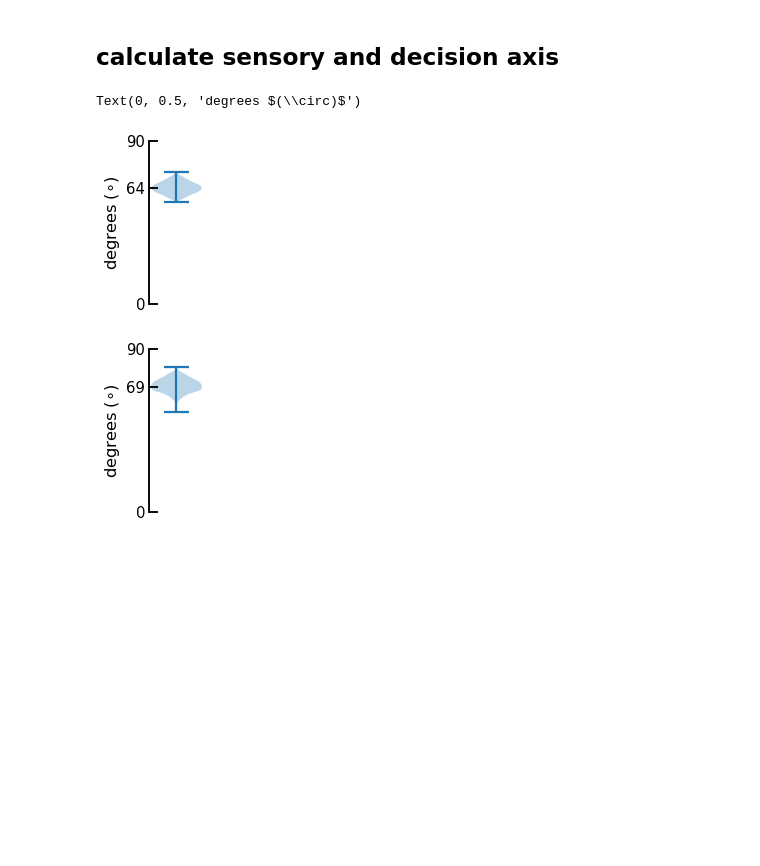
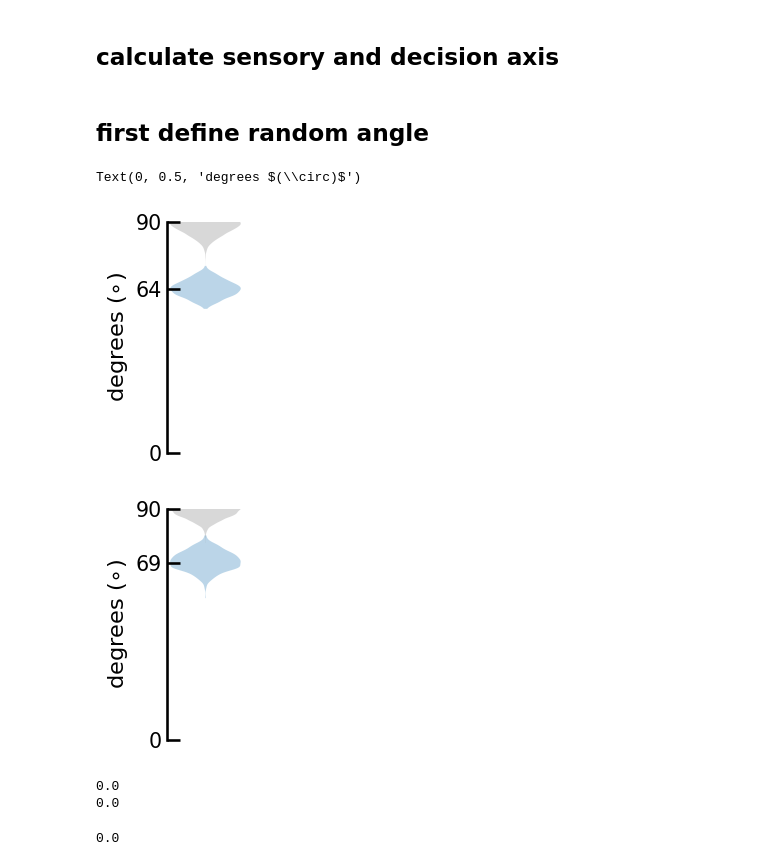
Before and after one commit to jmourabarbosa/multi-area-ctx, a Jupyter notebook: notebooks/Figure1.ipynb, the cells around one changed output. Cells and saved outputs as stored; diff of their text form; code cells hidden in the pictures; blank space fills up the shorter version.

```diff
--- a/notebooks/Figure1.ipynb
+++ b/notebooks/Figure1.ipynb
@@ -177,32 +185,75 @@ for k, stim_df in df_area.groupby("stims"):
     dict_projections[k].append(spcounts_by_time.T @ normalize_vec(orth_axis_pitch.T))
 
     dict_projections[k] = np.array(dict_projections[k])
+# %% [markdown]
+## first define random angle
+# %%
+irrelevant_axis_location_s = np.copy(irrelevant_axis_location)
+irrelevant_axis_pitch_s = np.copy(irrelevant_axis_pitch)
+
+relevant_axis_location_s = np.copy(relevant_axis_location)
+relevant_axis_pitch_s = np.copy(relevant_axis_pitch)
+
+shuffle_angles = []
+for _ in trange(100):
+    np.random.shuffle(irrelevant_axis_location_s.T) # shuffle within fold
+    np.random.shuffle(irrelevant_axis_pitch_s.T)
+
+    np.random.shuffle(relevant_axis_location_s.T)
+    np.random.shuffle(relevant_axis_pitch_s.T)
+
+    angles_location = np.mean([angle_v(irrelevant_axis_location_s[f], relevant_axis_location_s[f]) for f in range(n_folds)])
+    angles_pitch = np.mean([angle_v(irrelevant_axis_pitch_s[f], relevant_axis_pitch_s[f]) for f in range(n_folds)])
+
+    shuffle_angles.append([angles_location,angles_pitch])
+
+shuffle_angles = np.array(shuffle_angles)
 # %%
 
 angles_location = [angle_v(irrelevant_axis_location[f], relevant_axis_location[f]) for f in range(n_folds)]
 angles_pitch = [angle_v(irrelevant_axis_pitch[f], relevant_axis_pitch[f]) for f in range(n_folds)]
 
 plt.figure(figsize=(1,3))
-plt.violinplot(angles_location)
+plt.violinplot(angles_location,showextrema=False)
+v = plt.violinplot(shuffle_angles[:,0],showextrema=False)
+
+for pc in v['bodies']:
+    pc.set_facecolor('gray')
+
 plt.ylim(0,90)
 plt.yticks([0,int(np.mean(angles_location)),90])
 sns.despine(bottom=True)
 plt.xticks([])
 plt.ylabel('degrees 'r'$(\circ)$')
 # plt.savefig('figures/paper/angles_location.svg')
 
 plt.figure(figsize=(1,3))
-plt.violinplot(angles_pitch)
+plt.violinplot(angles_pitch,showextrema=False)
+v = plt.violinplot(shuffle_angles[:,1],showextrema=False)
+for pc in v['bodies']:
+    pc.set_facecolor('gray')
+
 plt.ylim(0,90)
 plt.yticks([0,int(np.mean(angles_pitch)),90])
 sns.despine(bottom=True)
 plt.xticks([])
 plt.ylabel('degrees 'r'$(\circ)$')
 # plt.savefig('figures/paper/angles_pitch.svg')
 # %% [output]
 Text(0, 0.5, 'degrees $(\\circ)$')
-[figure, old version]
+[figure, new version]
-[figure, old version]
+[figure, new version]
+# %%
+print(np.mean(np.mean(angles_location) > shuffle_angles[:,0]))
+print(np.mean(np.mean(angles_pitch) > shuffle_angles[:,1]))
+
+1/10000
+
+sts.ttest_1samp(angles_location,0)[1]
+# %% [output]
+0.0
+0.0
+0.0
 # %%
 
 
```
Also changed, not shown: parts of 6 cells of this notebook, 47 other files.
